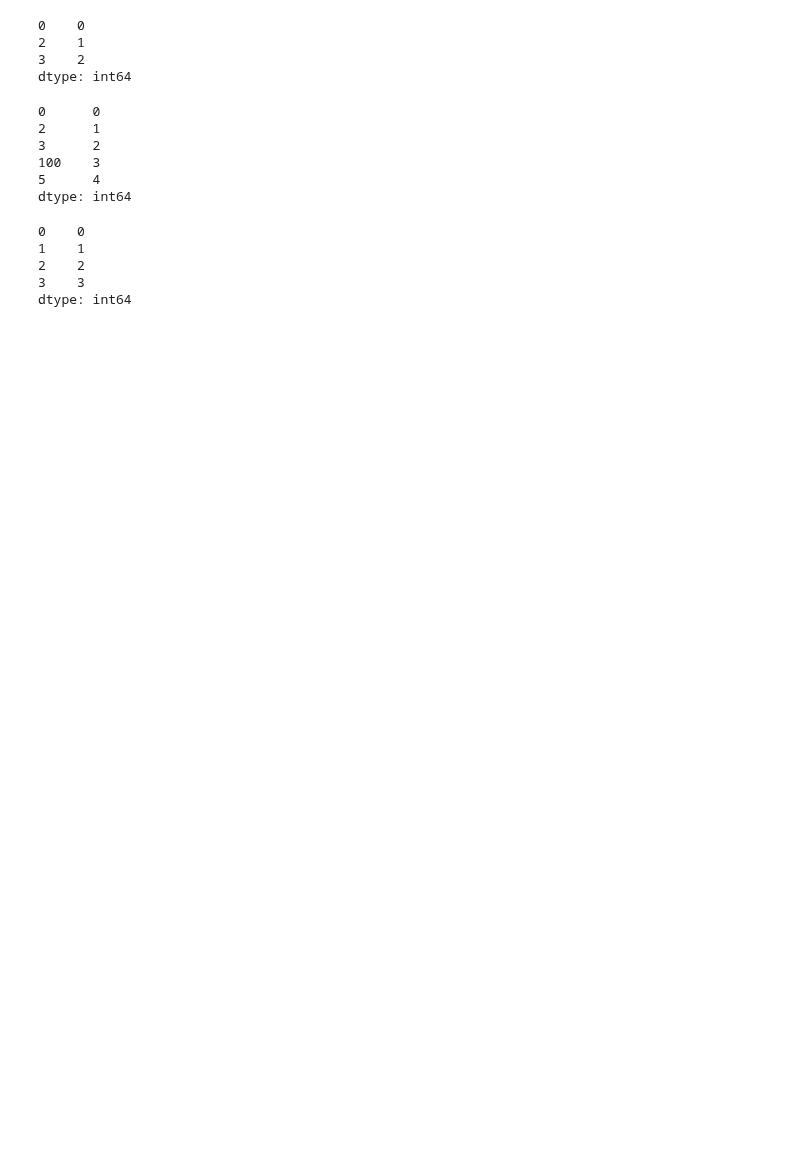
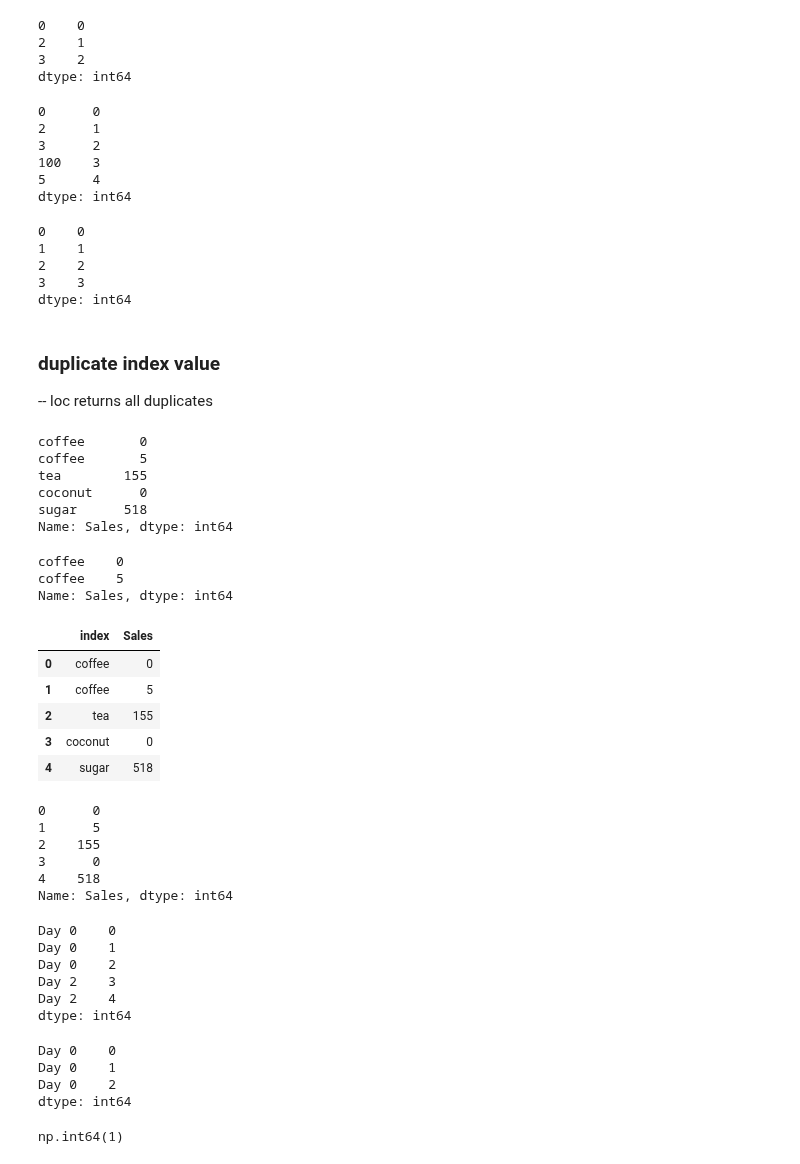
Before and after one commit to arunadas/effective-pandas, a Jupyter notebook: l_python_pandas/series.ipynb, the cells around one changed output. Drawn from its saved outputs; the diff is of its cells as text; code cells hidden in the pictures; blank space fills up the shorter version.

Commit message:
series

```diff
--- a/l_python_pandas/series.ipynb
+++ b/l_python_pandas/series.ipynb
@@ -554,3 +562,64 @@ my_series.reset_index(drop=True).loc[:3]
 2    2
 3    3
 dtype: int64
+# %% [markdown]
+### duplicate index value
+-- loc returns all duplicates
+# %%
+sales = [0,5,155,0,518]
+items = ["coffee","coffee","tea","coconut","sugar"]
+sales_series = pd.Series(sales ,index=items, name = "Sales")
+sales_series
+# %% [output]
+coffee       0
+coffee       5
+tea        155
+coconut      0
+sugar      518
+Name: Sales, dtype: int64
+# %%
+sales_series.loc["coffee"] # returns duplicate values
+# %% [output]
+coffee    0
+coffee    5
+Name: Sales, dtype: int64
+# %%
+sales_series.reset_index()
+# %% [output]
+|  | index | Sales |
+| 0 | coffee | 0 |
+| 1 | coffee | 5 |
+| 2 | tea | 155 |
+| 3 | coconut | 0 |
+| 4 | sugar | 518 |
+# %%
+sales_series.reset_index(drop=True)
+# %% [output]
+0      0
+1      5
+2    155
+3      0
+4    518
+Name: Sales, dtype: int64
+# %%
+my_series = pd.Series(range(5), index = ["Day 0", "Day 0","Day 0","Day 2","Day 2"])
+
+my_series
+# %% [output]
+Day 0    0
+Day 0    1
+Day 0    2
+Day 2    3
+Day 2    4
+dtype: int64
+# %%
+my_series["Day 0"]
+# %% [output]
+Day 0    0
+Day 0    1
+Day 0    2
+dtype: int64
+# %%
+my_series["Day 0"][1]
+# %% [output]
+np.int64(1)
```
Also changed, not shown: parts of 2 cells of this notebook.
